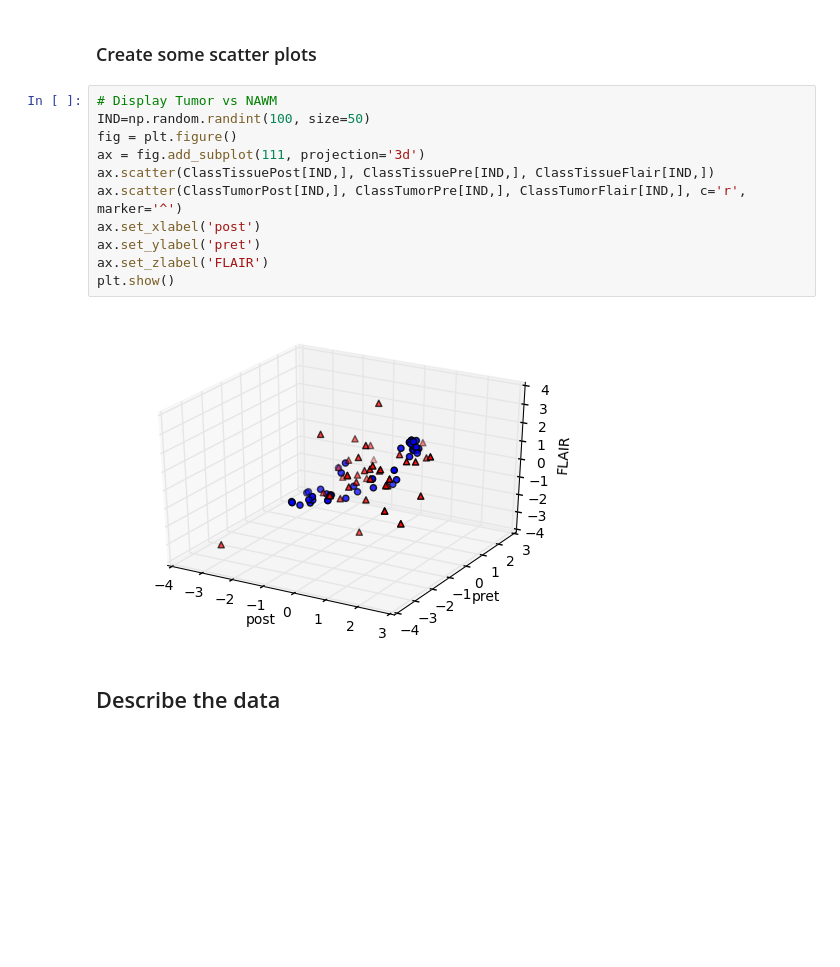
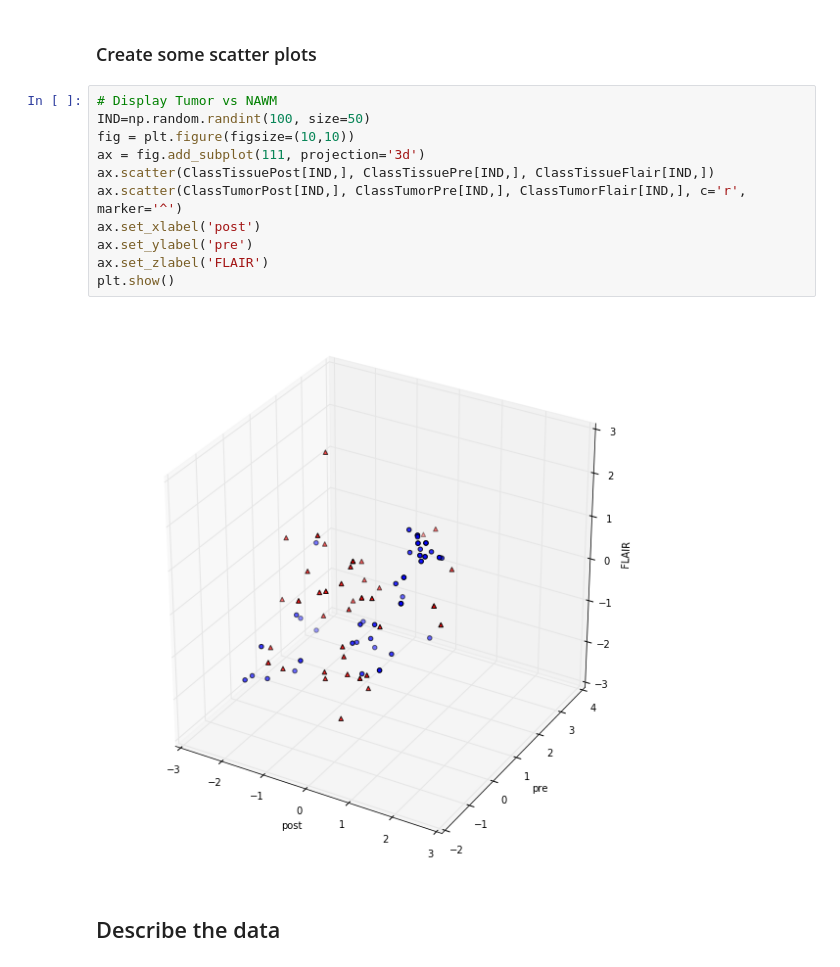
Before and after one commit to slowvak/MachineLearningForMedicalImages, a Jupyter notebook: notebooks/Module 1.ipynb, the cells around one changed output. Drawn from its saved outputs; the diff is of its cells as text; blank space fills up the shorter version.

Commit message:
Updated Module 1 with more code comments and some figure display improvements.

```diff
--- a/notebooks/Module 1.ipynb
+++ b/notebooks/Module 1.ipynb
@@ -184,16 +182,16 @@ Saving the data to a pandas dataframe and subsequently to a csv
 # %%
 # Display Tumor vs NAWM
 IND=np.random.randint(100, size=50)
-fig = plt.figure()
+fig = plt.figure(figsize=(10,10))
 ax = fig.add_subplot(111, projection='3d')
 ax.scatter(ClassTissuePost[IND,], ClassTissuePre[IND,], ClassTissueFlair[IND,])
 ax.scatter(ClassTumorPost[IND,], ClassTumorPre[IND,], ClassTumorFlair[IND,], c='r', marker='^')
 ax.set_xlabel('post')
-ax.set_ylabel('pret')
+ax.set_ylabel('pre')
 ax.set_zlabel('FLAIR')
 plt.show()
 # %% [output]
-[figure, old version]
+[figure, new version]
 # %% [markdown]
 ## Describe the data
 # %%
```
Also changed, not shown: parts of 5 cells of this notebook, 1 other file.
